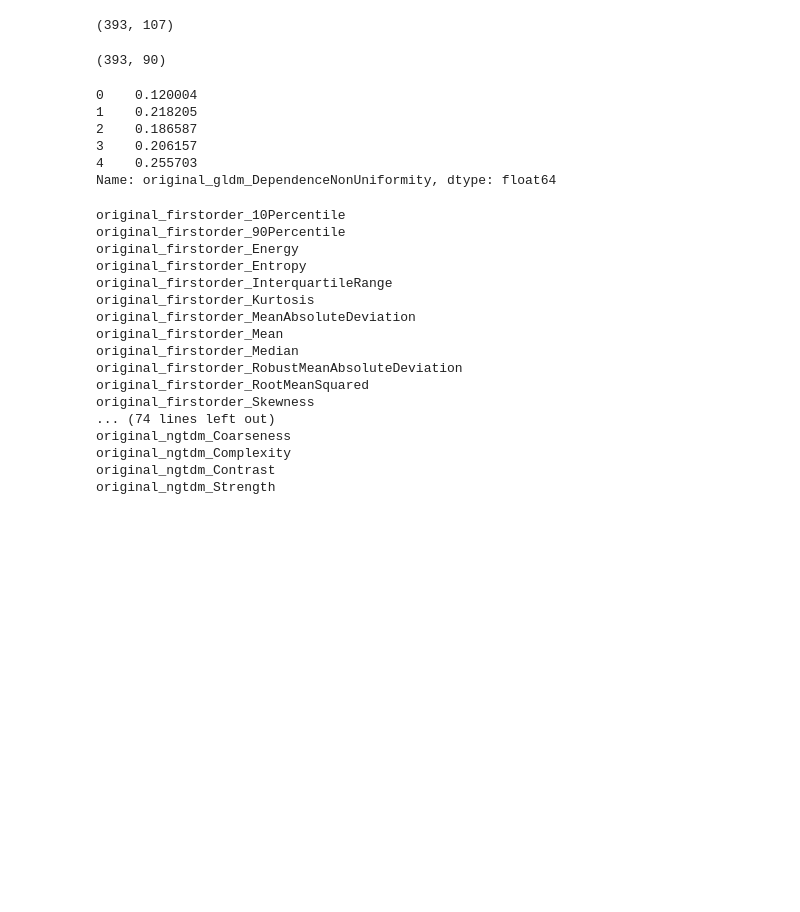
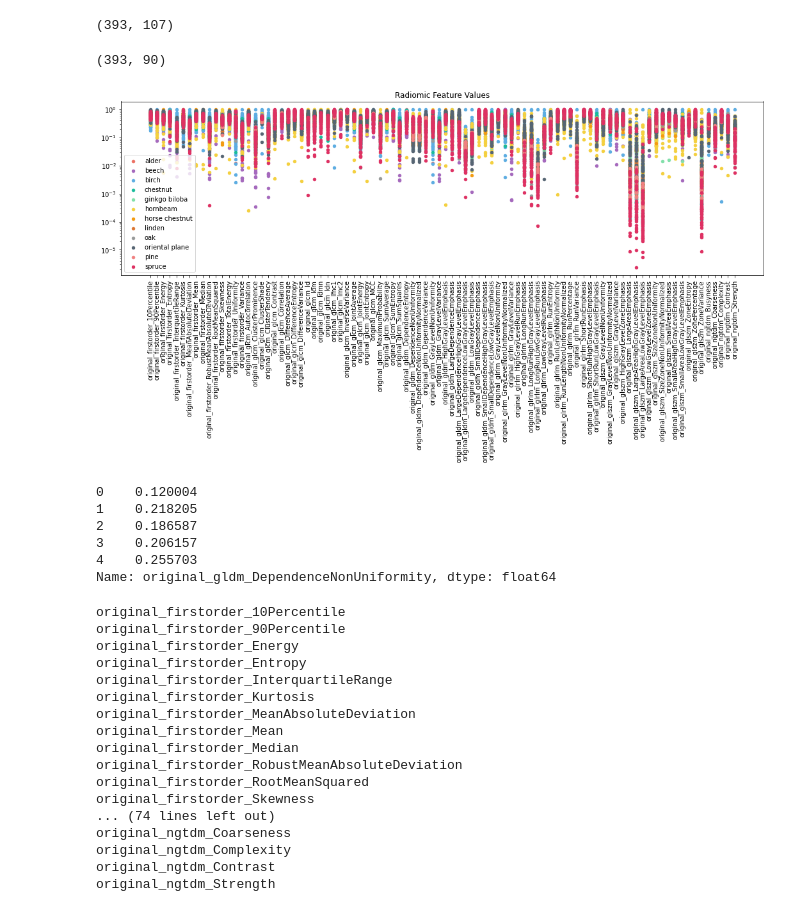
Before and after one commit to MahsaPaknezhad/RadiomicsTutorial, a Jupyter notebook: tree_bark_identification.ipynb, the cells around one changed output. Drawn from its saved outputs; the diff is of its cells as text; code cells hidden in the pictures; blank space fills up the shorter version.

Commit message:
added plot for all feature values

```diff
--- a/tree_bark_identification.ipynb
+++ b/tree_bark_identification.ipynb
@@ -263,6 +263,31 @@ pyradi_original_norm = pyradi_original_norm.dropna(axis=1, how='all')
 pyradi_original_norm.shape
 # %% [output]
 (393, 90)
+# %%
+# Plot feature values and their label
+import seaborn as sns
+from collections import OrderedDict
+
+cdict = {0: '#EC7063', 1: '#A569BD', 2: '#5DADE2', 3: '#1ABC9C', 4: '#82E0AA', 5: '#F4D03F', 6 : '#F39C12',
+        7: '#DC7633', 8:'#979A9A', 9: '#566573', 10: '#F08080', 11: '#DE3163'}
+names_l = list(pyradi_original_norm.columns)
+fig, ax = plt.subplots(figsize=[18,5])
+for y in np.unique(Y):
+        ids = np.where(Y == y)[0].tolist()
+        for i in ids:
+                ax.scatter(range(len(names_l)), pyradi_original_norm.iloc[i],  c = cdict[y], label = dataset.classes[y], s = 20)
+
+handles, labels = plt.gca().get_legend_handles_labels()
+by_label = OrderedDict(zip(labels, handles))
+plt.legend(by_label.values(), by_label.keys())
+
+plt.yscale('log')
+plt.xticks(range(len(names_l)), names_l, rotation=90)
+plt.title ( "Radiomic Feature Values")
+plt.savefig('../outputs/radiomics_labels.png', bbox_inches='tight', dpi=100)
+plt.show()
+# %% [output]
+[figure, added]
 # %%
 # Show values of a GLDM feature column after normalization
 pyradi_original_norm['original_gldm_DependenceNonUniformity'].head()
```
Also changed, not shown: parts of 1 cell of this notebook.
